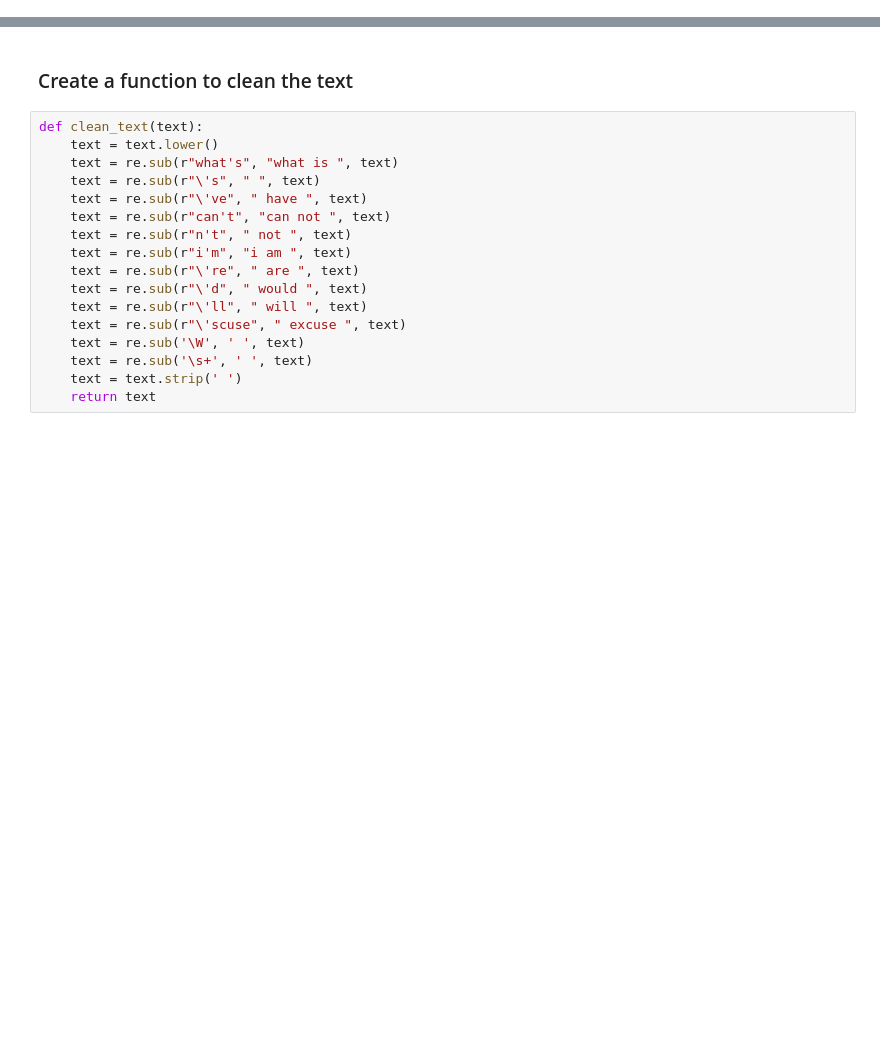
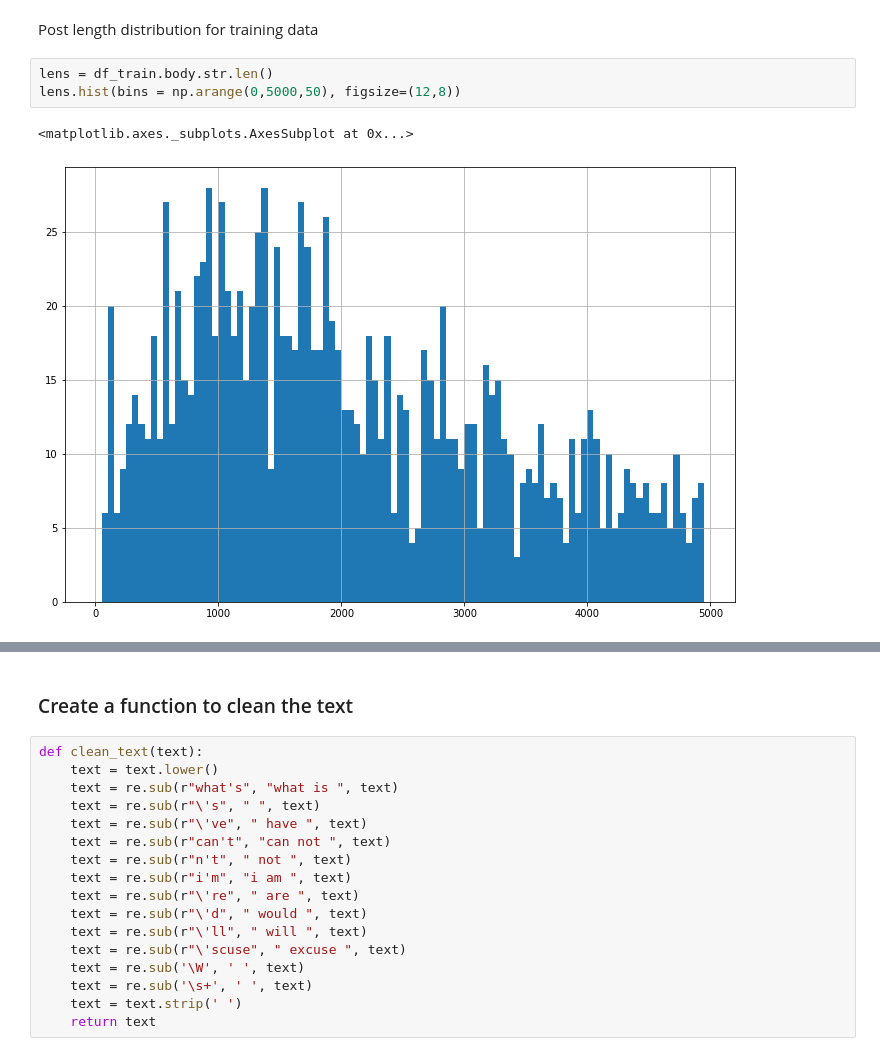
Before and after one commit to add1993/covid19-emotion-analysis, a Jupyter notebook: multi_label_text_classification.ipynb, the cells around one changed output, grey strips where cells are left out. Cells and saved outputs as stored; diff of their text form; blank space fills up the shorter version.

```diff
--- a/multi_label_text_classification.ipynb
+++ b/multi_label_text_classification.ipynb
@@ -59,0 +72,8 @@ Text(0.5, 0, 'category')
+# %% [markdown]
+Post length distribution for training data
+# %%
+lens = df_train.body.str.len()
+lens.hist(bins = np.arange(0,5000,50), figsize=(12,8))
+# %% [output]
+<matplotlib.axes._subplots.AxesSubplot at 0x...>
+[figure, added]
```
Also changed, not shown: parts of 57 cells of this notebook.
